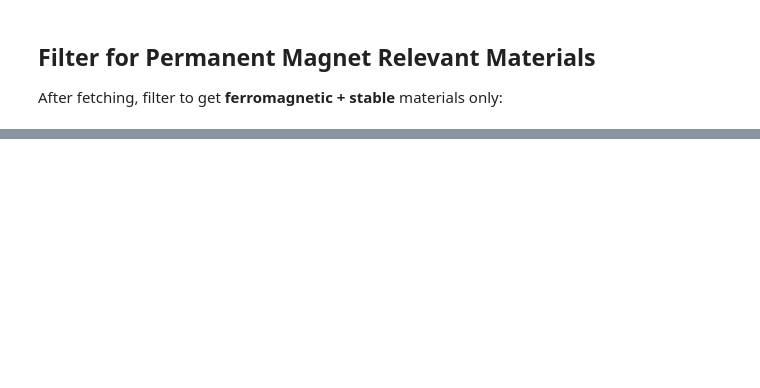
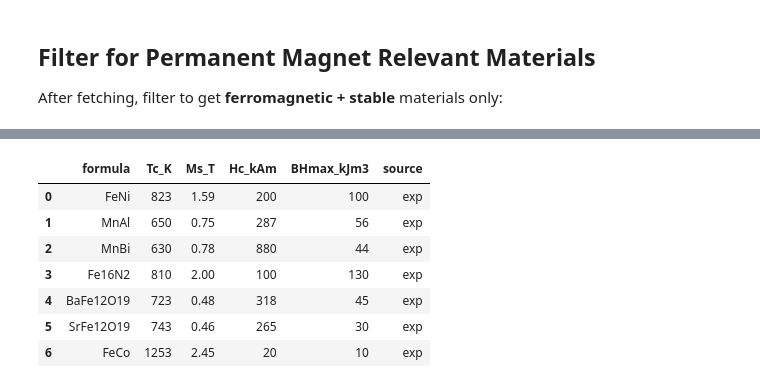
Before and after one commit to Md-Nur/MagNet-IQ, a Jupyter notebook: import_data.ipynb, the cells around one changed output, grey strips where cells are left out. Drawn from its saved outputs; the diff is of its cells as text; code cells hidden in the pictures; blank space fills up the shorter version.

```diff
--- a/import_data.ipynb
+++ b/import_data.ipynb
@@ -114,0 +111,22 @@ Permanent magnet candidates: 28472
+# %%
+experimental = {
+    "formula":    ["FeNi","MnAl","MnBi","Fe16N2","BaFe12O19","SrFe12O19","FeCo"],
+    "Tc_K":       [823,   650,   630,   810,     723,        743,        1253],
+    "Ms_T":       [1.59,  0.75,  0.78,  2.0,    0.48,       0.46,       2.45],
+    "Hc_kAm":     [200,   287,   880,   100,     318,        265,        20],
+    "BHmax_kJm3": [100,   56,    44,    130,     45,         30,         10],
+    "source":     ["exp", "exp", "exp", "exp",   "exp",      "exp",      "exp"],
+}
+
+df_exp = pd.DataFrame(experimental)
+df_exp.to_csv("./data/re_free_experimental.csv", index=False)
+df_exp
+# %% [output]
+|  | formula | Tc_K | Ms_T | Hc_kAm | BHmax_kJm3 | source |
+| 0 | FeNi | 823 | 1.59 | 200 | 100 | exp |
+| 1 | MnAl | 650 | 0.75 | 287 | 56 | exp |
+| 2 | MnBi | 630 | 0.78 | 880 | 44 | exp |
+| 3 | Fe16N2 | 810 | 2.00 | 100 | 130 | exp |
+| 4 | BaFe12O19 | 723 | 0.48 | 318 | 45 | exp |
+| 5 | SrFe12O19 | 743 | 0.46 | 265 | 30 | exp |
+| 6 | FeCo | 1253 | 2.45 | 20 | 10 | exp |
```
Also changed, not shown: parts of 8 cells of this notebook, 9 other files.
